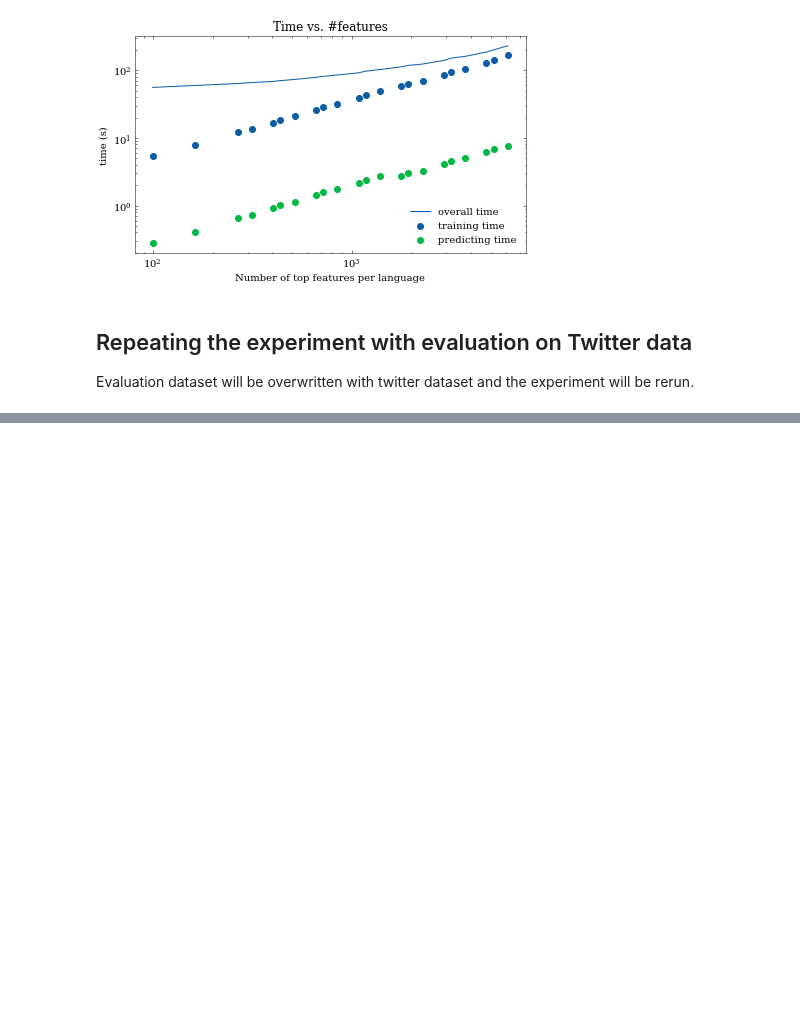
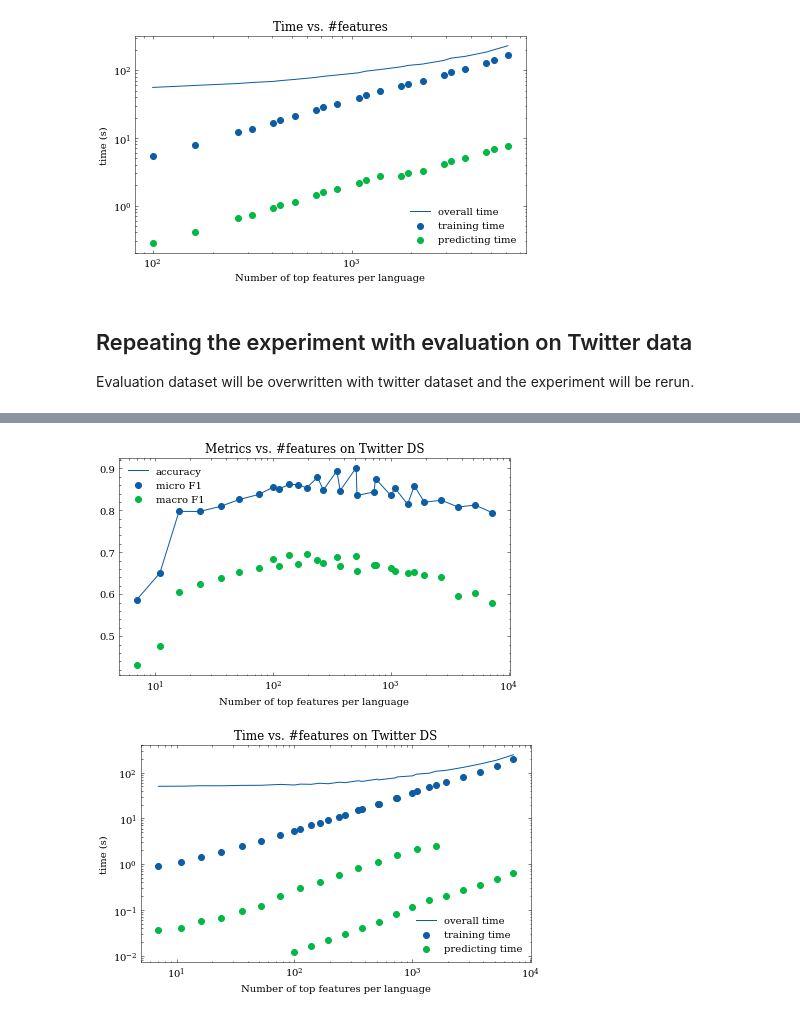
Before and after one commit to 5roop/task4, a Jupyter notebook: 14_optimizing_for_number_of_tokens.ipynb, the cells around one changed output, grey strips where cells are left out. Saved outputs shown, nothing was run; the diff lists cells and outputs as text; code cells hidden in the pictures; blank space fills up the shorter version.

Commit message:
More twitter eval data, write readme.

```diff
--- a/14_optimizing_for_number_of_tokens.ipynb
+++ b/14_optimizing_for_number_of_tokens.ipynb
@@ -53,7 +53,7 @@ def get_N_tokens(N=5000, path="/home/peterr/macocu/taskB/task4/toy_tokens.csv")
     important_features = set()
 
     for lang_comb in combos:
-        s = df.sort_values(lang_comb, ascending=False)[lang_comb]
+        s = df[lang_comb].sort_values(ascending=False)
         current_features = s.index[:NUM_FEATS].values
         important_features = important_features.union(set(current_features))
     try:
@@ -292,5 +304,5 @@ for N in Ns:
 # %%
-rezdf = pd.DataFrame(data=results)
+rezdf = pd.DataFrame(data=results_tw)
 rezdf.index = rezdf.N
 rezdf = rezdf.drop(columns=["N"])
 rezdf = rezdf.sort_index()
@@ -300,31 +320,34 @@ import matplotlib.pyplot as plt
 plt.style.use(["science", "no-latex"])
 
 plt.figure(figsize=(7, 4))
 plt.scatter(rezdf.index, rezdf["microF1"],label="micro F1")
 
 plt.scatter(rezdf.index, rezdf["macroF1"],label="macro F1")
 
 plt.plot(rezdf.index, rezdf["accuracy"],label="accuracy")
 plt.legend()
 plt.title("Metrics vs. #features on Twitter DS")
 plt.xlabel("Number of top features per language")
 plt.semilogx()
 plt.savefig("images/14_metrics_twitter.png")
 plt.show()
 
 plt.figure(figsize=(7, 4))
 plt.scatter(rezdf.index, rezdf["training_time"],label="training time")
 
 plt.scatter(rezdf.index, rezdf["predicting_time"],label="predicting time")
 
 plt.plot(rezdf.index, rezdf["overall_time"],label="overall time")
 plt.legend()
 plt.title("Time vs. #features on Twitter DS")
 plt.xlabel("Number of top features per language")
 plt.ylabel("time (s)")
 plt.semilogx()
 plt.semilogy()
 plt.savefig("images/14_time_twitter.png")
 plt.show()
 
-rezdf.to_csv("14_results_twitter.csv", index=False)
+rezdf.to_csv("14_results_twitter.csv")
+# %% [output]
+[figure, added]
+[figure, added]
```
Also changed, not shown: parts of 4 cells of this notebook, 4 other files.
